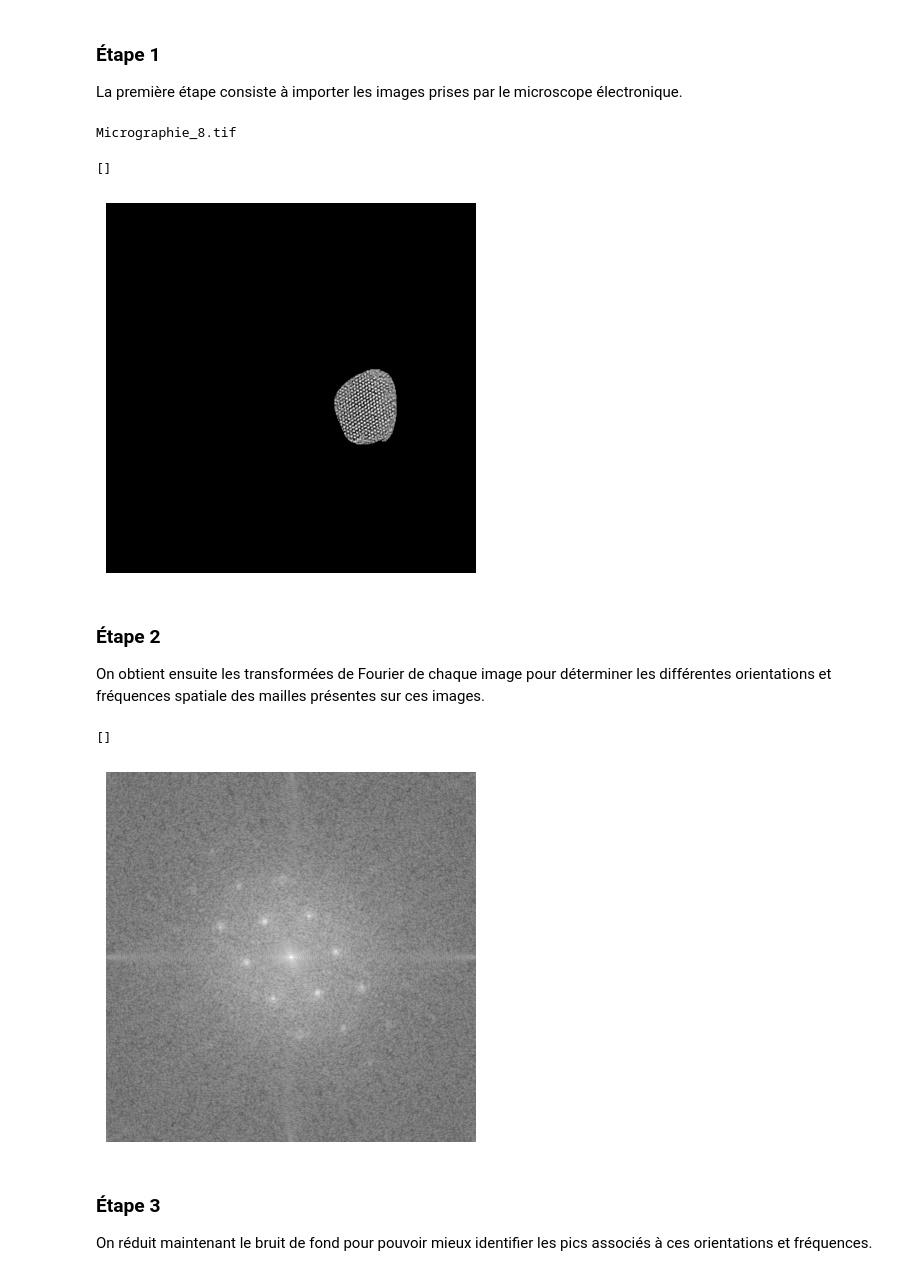
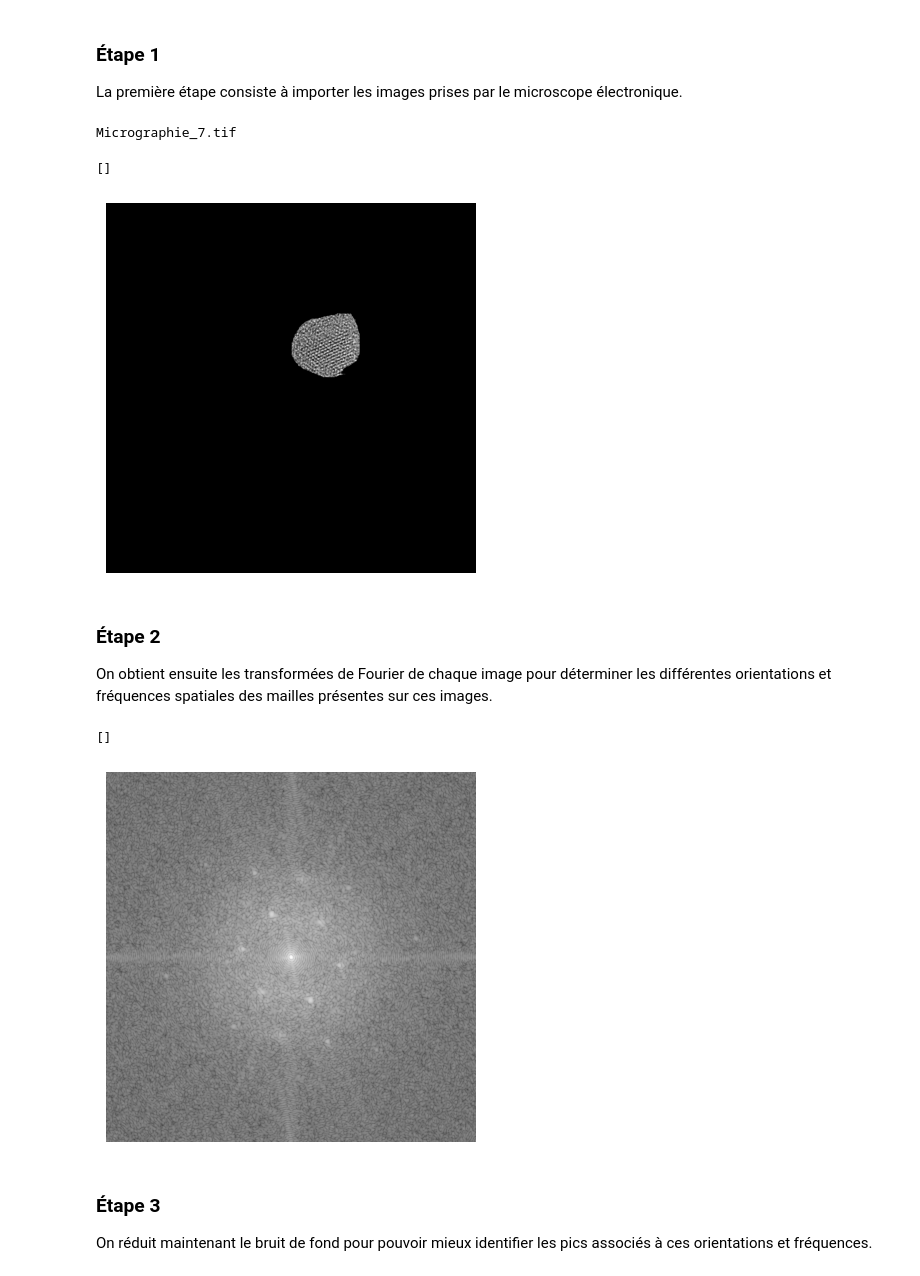
Before and after one commit to BETRU21/EtatSolideT2, a Jupyter notebook: Protocole.ipynb, the cells around one changed output. Saved outputs shown, nothing was run; the diff lists cells and outputs as text; code cells hidden in the pictures.

```diff
--- a/Protocole.ipynb
+++ b/Protocole.ipynb
@@ -173,27 +173,27 @@ La première étape consiste à importer les images prises par le microscope él
 # %%
 path = os.path.abspath("")+"/Micrographies_par_équipe"
 names = listNameOfFiles(path, extension="tif")
 imgs = importTIF(path)
 
-# indice = 0 : Micrographie_6.tif
-# indice = 1 : Micrographie_7.tif
+# indice = 1 : Micrographie_6.tif
+# indice = 0 : Micrographie_7.tif
 # indice = 2 : Micrographie_8.tif
-indice = 2
+indice = 1
 
 print(names[indice])
 img = imgs[indice]
 
 fig, ax = plt.subplots(nrows=1, ncols=1)
 plt.axis('off')
 ax.imshow(img, cmap="gray")
 plt.plot()
 # %% [output]
-Micrographie_8.tif
+Micrographie_7.tif
 []
-[figure, old version]
+[figure, new version]
 # %% [markdown]
 ### Étape 2 ###
-On obtient ensuite les transformées de Fourier de chaque image pour déterminer les différentes orientations et fréquences spatiale des mailles présentes sur ces images.
+On obtient ensuite les transformées de Fourier de chaque image pour déterminer les différentes orientations et fréquences spatiales des mailles présentes sur ces images.
 # %%
 img_fft = np.fft.fftshift(np.fft.fft2(img))
 img_fft_real = 20*np.log(abs(img_fft))
@@ -204,7 +204,7 @@ ax.imshow(img_fft_real, cmap="gray")
 plt.plot()
 # %% [output]
 []
-[figure, old version]
+[figure, new version]
 # %% [markdown]
 ### Étape 3 ###
 On réduit maintenant le bruit de fond pour pouvoir mieux identifier les pics associés à ces orientations et fréquences.
```
Also changed, not shown: parts of 10 cells of this notebook.
